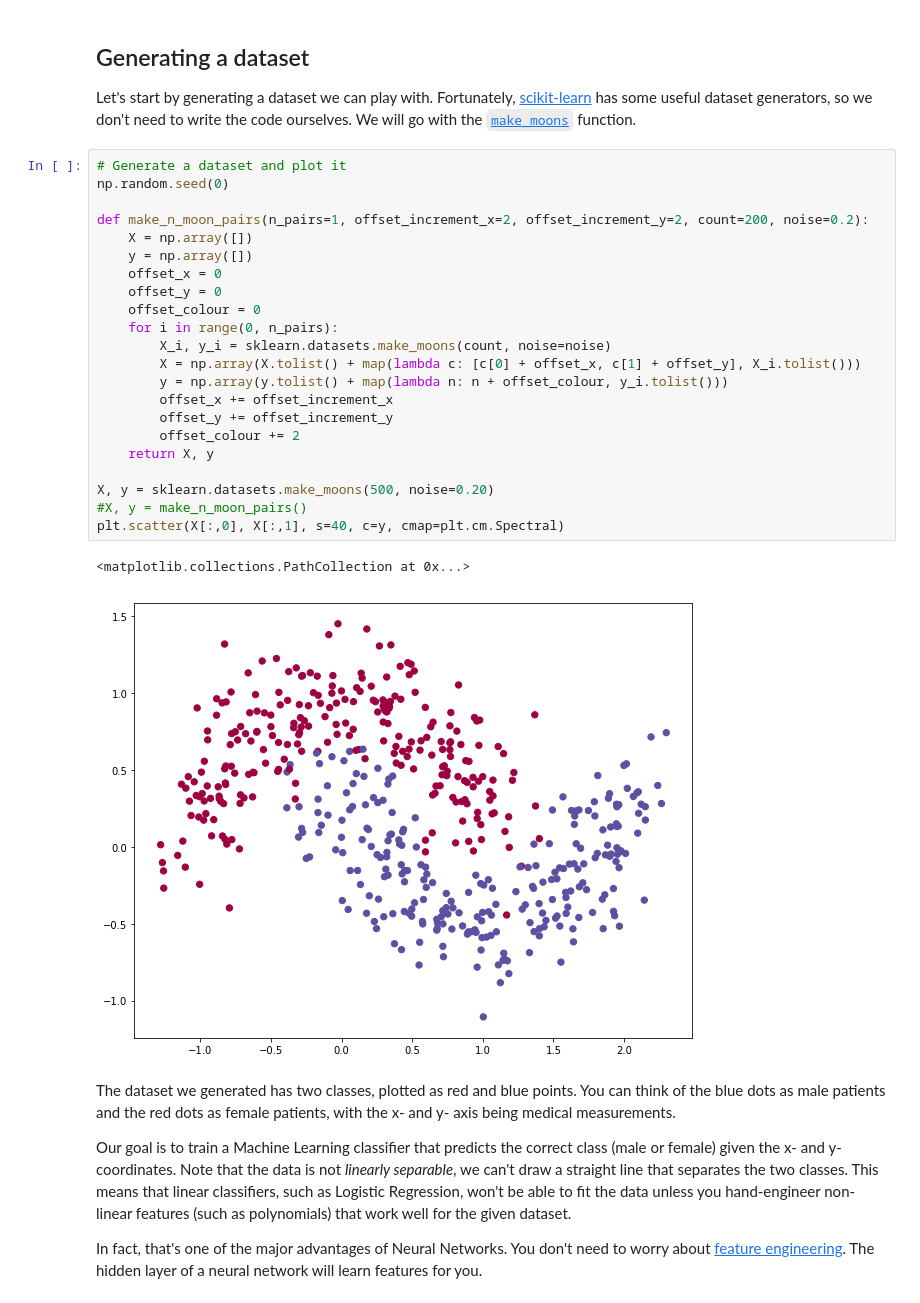
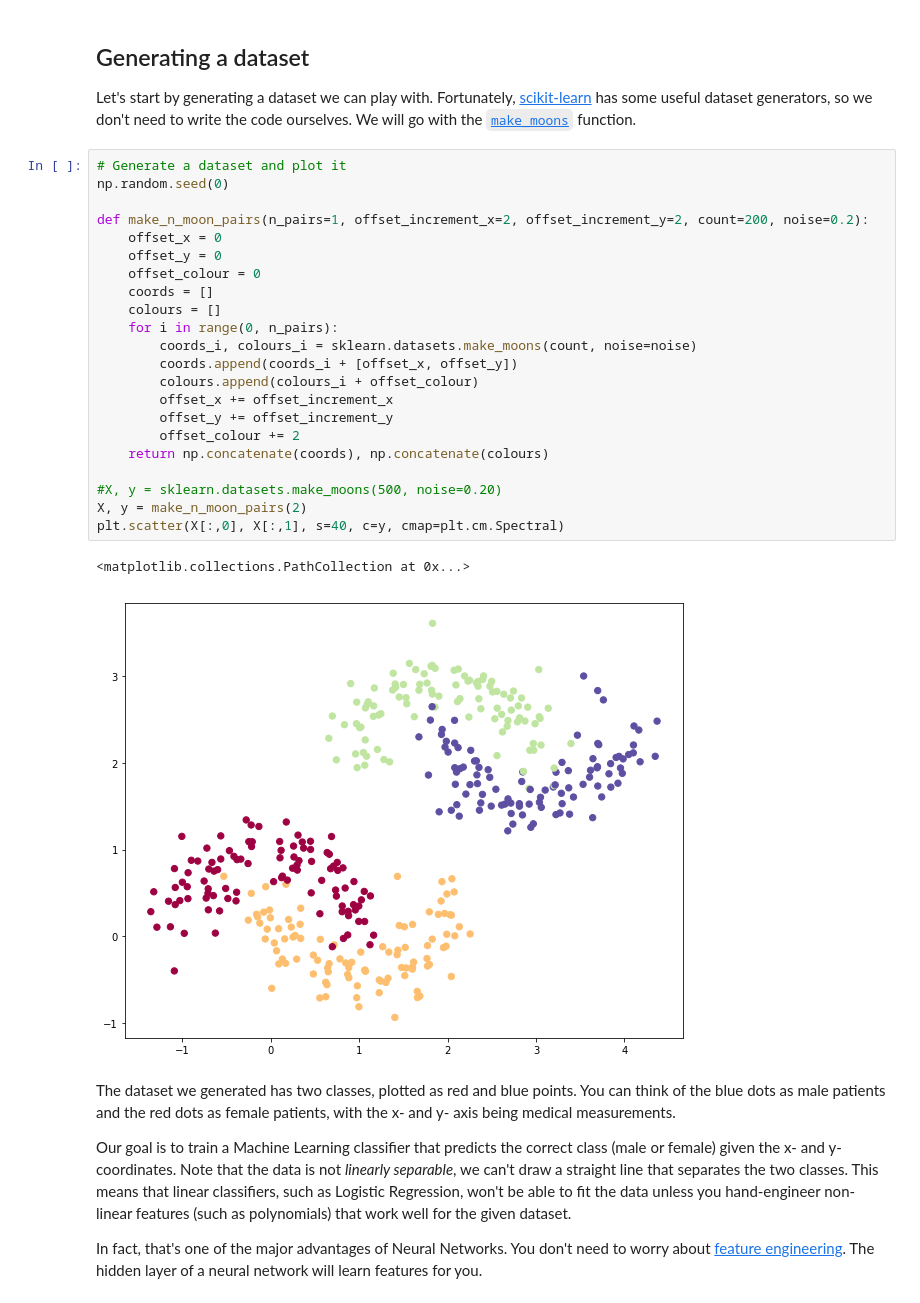
Before and after one commit to MattChubb/nn-from-scratch, a Jupyter notebook: nn-from-scratch.ipynb, the cells around one changed output. Cells and saved outputs as stored; diff of their text form.

Commit message:
Simplify make_n_moon_pairs

```diff
--- a/nn-from-scratch.ipynb
+++ b/nn-from-scratch.ipynb
@@ -27,28 +27,28 @@ Let's start by generating a dataset we can play with. Fortunately, [scikit-learn
 # %%
 # Generate a dataset and plot it
 np.random.seed(0)
 
 def make_n_moon_pairs(n_pairs=1, offset_increment_x=2, offset_increment_y=2, count=200, noise=0.2):
-    X = np.array([])
-    y = np.array([])
     offset_x = 0
     offset_y = 0
     offset_colour = 0
+    coords = []
+    colours = []
     for i in range(0, n_pairs):
-        X_i, y_i = sklearn.datasets.make_moons(count, noise=noise)
-        X = np.array(X.tolist() + map(lambda c: [c[0] + offset_x, c[1] + offset_y], X_i.tolist()))
-        y = np.array(y.tolist() + map(lambda n: n + offset_colour, y_i.tolist()))
+        coords_i, colours_i = sklearn.datasets.make_moons(count, noise=noise)
+        coords.append(coords_i + [offset_x, offset_y])
+        colours.append(colours_i + offset_colour)
         offset_x += offset_increment_x
         offset_y += offset_increment_y
         offset_colour += 2
-    return X, y
+    return np.concatenate(coords), np.concatenate(colours)
 
-X, y = sklearn.datasets.make_moons(500, noise=0.20)
-#X, y = make_n_moon_pairs()
+#X, y = sklearn.datasets.make_moons(500, noise=0.20)
+X, y = make_n_moon_pairs(2)
 plt.scatter(X[:,0], X[:,1], s=40, c=y, cmap=plt.cm.Spectral)
 # %% [output]
 <matplotlib.collections.PathCollection at 0x...>
-[figure, old version]
+[figure, new version]
 # %% [markdown]
 The dataset we generated has two classes, plotted as red and blue points. You can think of the blue dots as male patients and the red dots as female patients, with the x- and y- axis being medical measurements.
 
```
